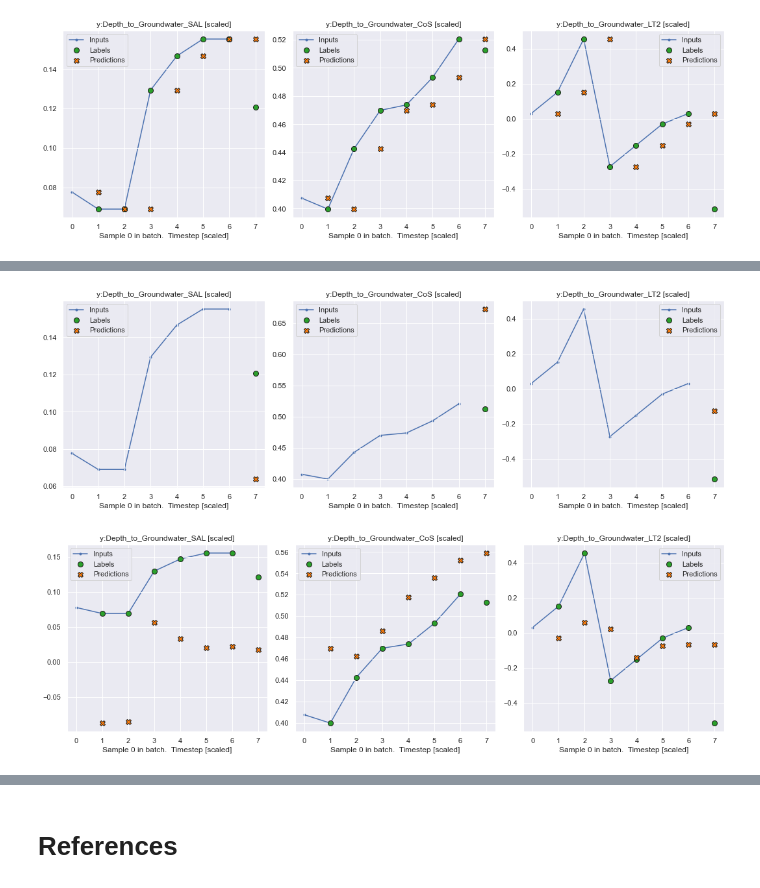
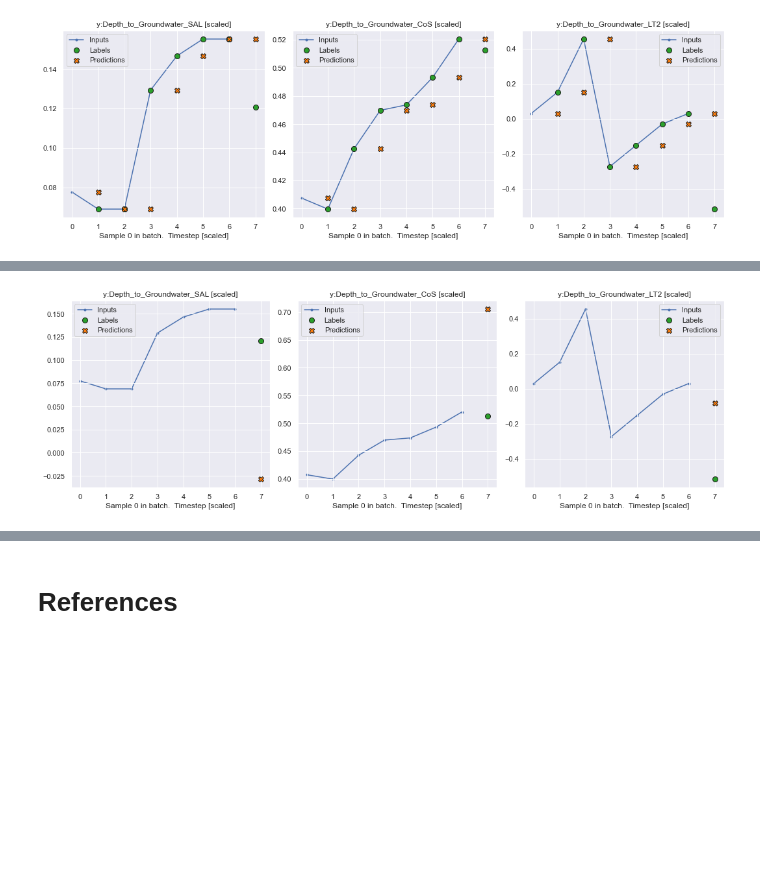
Before and after one commit to wkCircle/Acea-Smart-Water-Analytics, a Jupyter notebook: mannheim-smart-water-prediction.ipynb, the cells around one changed output, grey strips where cells are left out. Cells and saved outputs as stored; diff of their text form; code cells hidden in the pictures; blank space fills up the shorter version.

```diff
--- a/mannheim-smart-water-prediction.ipynb
+++ b/mannheim-smart-water-prediction.ipynb
@@ -903,14 +812,11 @@ output shape:  (1, 7, 3)
 [figure]
 # %%
 # single-step CNN
-## single-output
+## single-output: Flattn+Dense+Reshape = Conv1D
 multi_step_dense = tf.keras.Sequential([
     # Shape: (time, features) => (time*features)
     #tf.keras.layers.Flatten(),
     #tf.keras.layers.Dense(units=32, activation='relu'),
-
-    # alternatively, tf.keras.layers.Conv1D(filters=32, kernel_size=(CONV_WIDTH,),activation='relu')
-    # and reshape can be withdrawn.
     tf.keras.layers.Conv1D(filters=8, kernel_size=(7,), activation='relu', name='conv1d'),
 
     tf.keras.layers.Dense(units=4, activation='relu'),
@@ -935,28 +841,6 @@ val_unscaled_perf['CNN_singleout'] = window.inverse_transform_evaluate(scaler,
                                             multi_step_dense, I1, dfimputed, mode='val', return_dict=True)
 unscaled_perf['CNN_singleout'] = window.inverse_transform_evaluate(scaler,
                                             multi_step_dense, I1, dfimputed, mode='test', return_dict=True)
-
-
-## multi-output
-multi_step_dense = tf.keras.Sequential([
-    tf.keras.layers.Conv1D(filters=8, kernel_size=(1,), activation='relu', name='conv1d'),
-    tf.keras.layers.Dense(units=4, activation='relu'),
-    tf.keras.layers.Dense(units=n_out),
-])
-
-print('\n\nwide_window CNN')
-print('Xtrain shape: ', wide_window.example[0].shape, 'ytrain shape: ', wide_window.example[1].shape)
-print('output shape: ', multi_step_dense(wide_window.example[0]).shape)
-
-history = compile_and_fit(multi_step_dense, wide_window, MAX_EPOCHS, patience=3)
-val_performance['MultistepDense_multiout'] = multi_step_dense.evaluate(wide_window.val, verbose=2, return_dict=True)
-performance['MultistepDense_multiout'] = multi_step_dense.evaluate(wide_window.test, verbose=2, return_dict=True)
-wide_window.plot(targets, multi_step_dense, figsize=(15, 5))
-
-val_unscaled_perf['MultistepDense_multiout'] = wide_window.inverse_transform_evaluate(scaler,
-                                            multi_step_dense, I1, dfimputed, mode='val', return_dict=True)
-unscaled_perf['MultistepDense_multiout'] = wide_window.inverse_transform_evaluate(scaler,
-                                            multi_step_dense, I1, dfimputed, mode='test', return_dict=True)
 # %% [output]
 window CNN
 Xtrain shape:  (1, 7, 26) ytrain shape:  (1, 1, 3)
@@ -978,5 +864,4 @@ Epoch 9/30
-[figure, old version]
+[figure, new version]
-[figure, removed]
 # %%
 # Single-step RNN
 ## single-output
```
Also changed, not shown: parts of 14 cells of this notebook.
